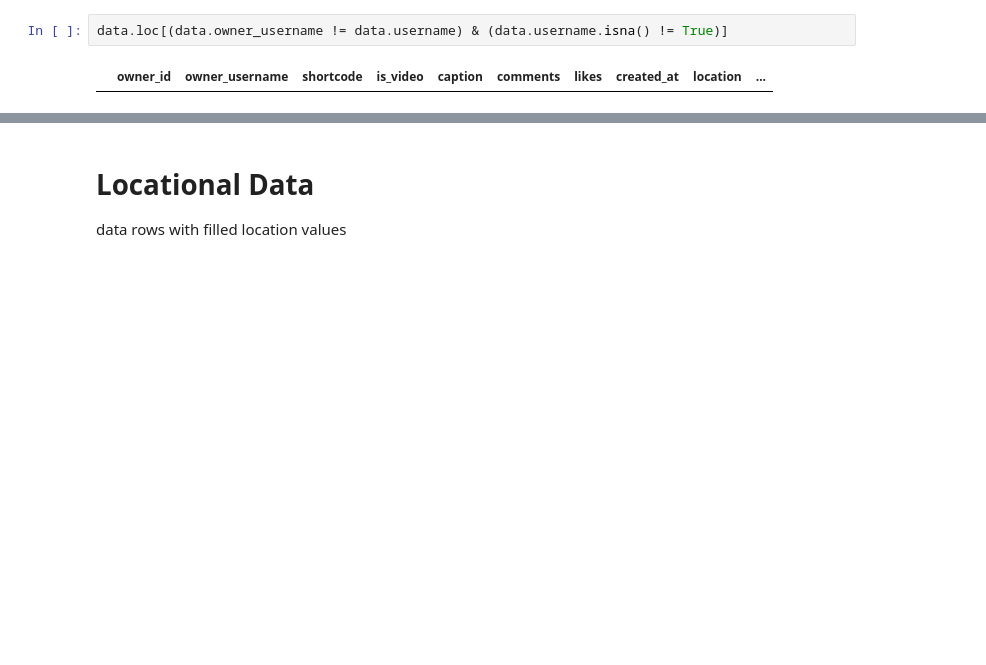
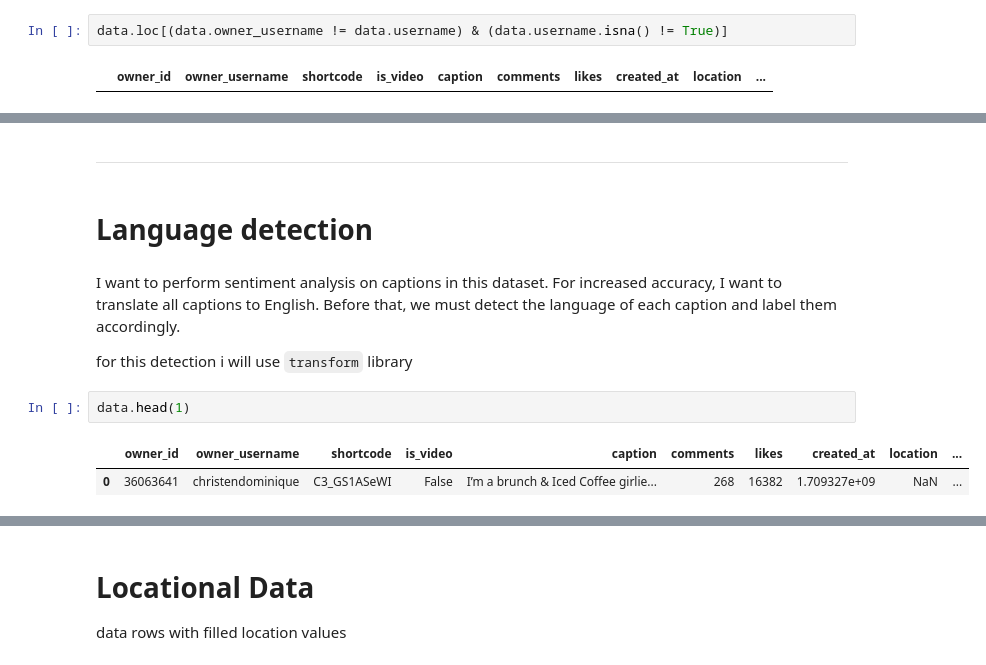
Before and after one commit to saeedshirani/Inastagram-data-analysis, a Jupyter notebook: 1.ETL/ETL.ipynb, the cells around one changed output, grey strips where cells are left out. Saved outputs shown, nothing was run; the diff lists cells and outputs as text; blank space fills up the shorter version.

```diff
--- a/1.ETL/ETL.ipynb
+++ b/1.ETL/ETL.ipynb
@@ -64 +69,14 @@ following          2090
 dtype: int64
+# %% [markdown]
+-------
+# %% [markdown]
+# Language detection
+# %% [markdown]
+I want to perform sentiment analysis on captions in this dataset. For increased accuracy, I want to translate all captions to English. Before that, we must detect the language of each caption and label them accordingly.
+
+for this detection i will use `transform` library
+# %%
+data.head(1)
+# %% [output]
+|  | owner_id | owner_username | shortcode | is_video | caption | comments | likes | created_at | location | ... |
+| 0 | 36063641 | christendominique | C3_GS1ASeWI | False | I’m a brunch & Iced Coffee girlie... | 268 | 16382 | 1.709327e+09 | NaN | ... |
```
Also changed, not shown: parts of 13 cells of this notebook, 3 other files.
